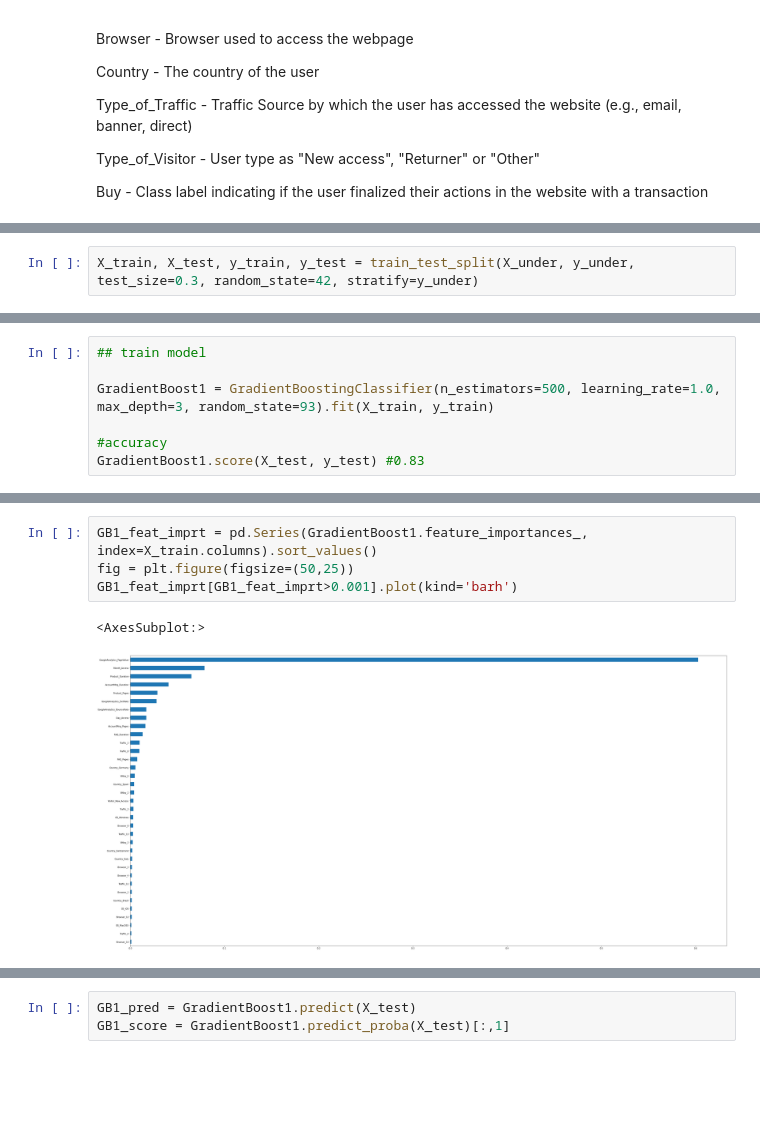
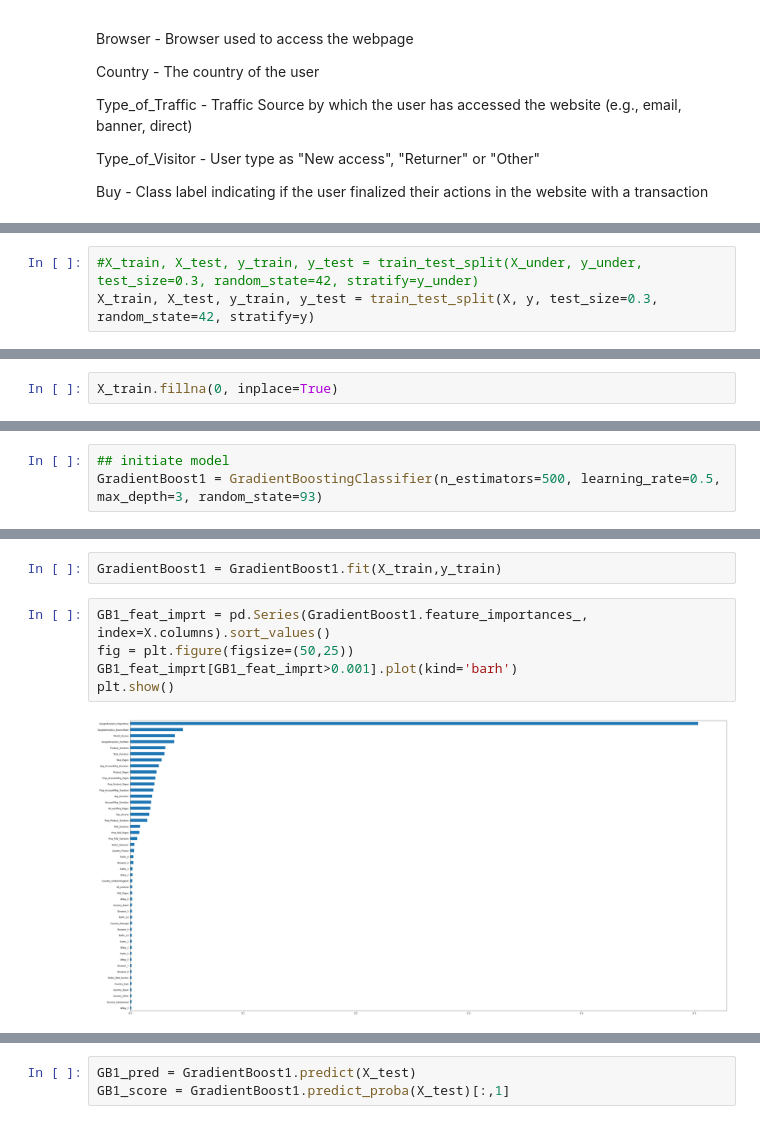
Before and after one commit to miguelince/propensity-to-buy, a Jupyter notebook: code/training_code.ipynb, the cells around one changed output, grey strips where cells are left out. Cells and saved outputs as stored; diff of their text form; blank space fills up the shorter version.

```diff
--- a/code/training_code.ipynb
+++ b/code/training_code.ipynb
@@ -252,7 +297,8 @@ y_under.mean()*100
 # %% [output]
 50.0
 # %%
-X_train, X_test, y_train, y_test = train_test_split(X_under, y_under, test_size=0.3, random_state=42, stratify=y_under)
+#X_train, X_test, y_train, y_test = train_test_split(X_under, y_under, test_size=0.3, random_state=42, stratify=y_under)
+X_train, X_test, y_train, y_test = train_test_split(X, y, test_size=0.3, random_state=42, stratify=y)
 # %%
 print(y_train.mean())
 print(y_test.mean())
@@ -269,0 +314,2 @@ X_test.shape
+# %%
+X_train.fillna(0, inplace=True)
@@ -270,7 +321,3 @@ X_test.shape
 # %%
-## train model
-
-GradientBoost1 = GradientBoostingClassifier(n_estimators=500, learning_rate=1.0, max_depth=3, random_state=93).fit(X_train, y_train)
-
-#accuracy
-GradientBoost1.score(X_test, y_test) #0.83
+## initiate model
+GradientBoost1 = GradientBoostingClassifier(n_estimators=500, learning_rate=0.5, max_depth=3, random_state=93)
@@ -279,10 +331,12 @@ GradientBoost1.score(X_test, y_test) #0.83
+# %%
+GradientBoost1 = GradientBoost1.fit(X_train,y_train)
 # %%
-GB1_feat_imprt = pd.Series(GradientBoost1.feature_importances_, index=X_train.columns).sort_values()
+GB1_feat_imprt = pd.Series(GradientBoost1.feature_importances_, index=X.columns).sort_values()
 fig = plt.figure(figsize=(50,25))
 GB1_feat_imprt[GB1_feat_imprt>0.001].plot(kind='barh')
+plt.show()
 # %% [output]
-<AxesSubplot:>
-[figure, old version]
+[figure, new version]
 # %%
 metrics.plot_confusion_matrix(GradientBoost1, X_test, y_test)
 # %% [output]
```
Also changed, not shown: parts of 49 cells of this notebook.
